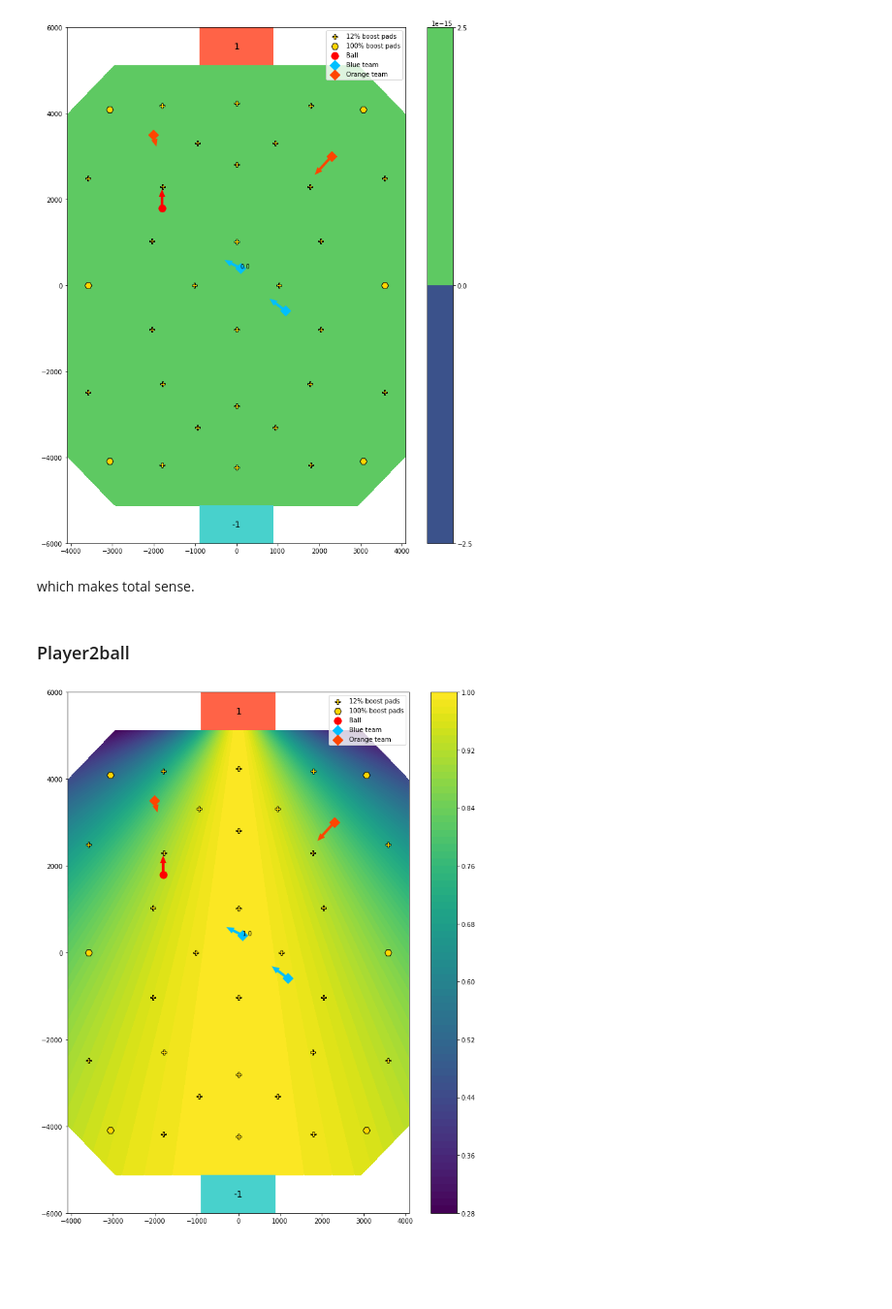
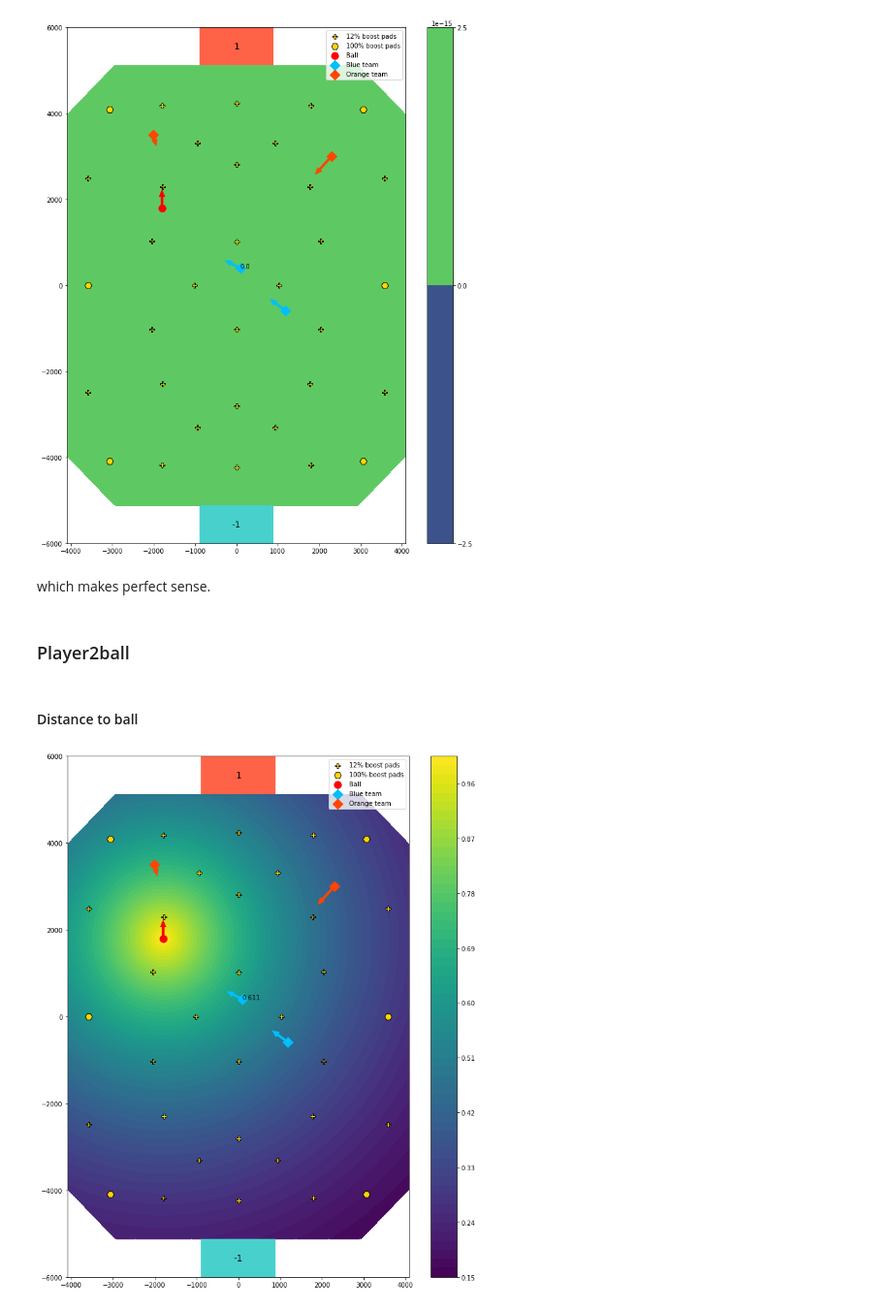
Before and after one commit to Enkhai/lucy-utils, a Jupyter notebook: examples/16_reward_shaping/analysis.ipynb, the cells around one changed output. Shown at 97% size. Cells and saved outputs as stored; diff of their text form; code cells hidden in the pictures; blank space fills up the shorter version.

Commit message:
Worked on player2ball reward examples

```diff
--- a/examples/16_reward_shaping/analysis.ipynb
+++ b/examples/16_reward_shaping/analysis.ipynb
@@ -593,31 +593,19 @@ plotting.arena_contour(align_ball_blue_zs + align_ball_orange_zs,
 # %% [output]
 [figure]
 # %% [markdown]
-which makes total sense.
+which makes perfect sense.
 # %% [markdown]
 ### Player2ball
-# %%
-ball_position = np.array([-1800, 1800, 400])
-ball_lin_velocity = np.array([0, 5999, -40], dtype=float)
-
-# player_positions = np.array([[100, 400, 200]])
-# player_lin_vels = np.array([[-1200, 600, 0]])
-
-# player_positions = np.array([[100, 400, 200], [1200, -600, 300]])
-# player_lin_vels = np.array([[-1200, 600, 0],[-1200, 900, 0]])
-
-blue_positions = np.array([[100, 400, 200], [1200, -600, 300]])
-orange_positions = np.array([[-2000, 3500, 250], [2300, 3000, 50]])
-player_positions = (blue_positions, orange_positions)
-blue_lin_vels = np.array([[-1200, 600, 0], [-1200, 900, 0]])
-orange_lin_vels = np.array([[200, -700, 150], [-1000, -1100, 400]])
-player_lin_vels = (blue_lin_vels, orange_lin_vels)
-
-plotting.arena_contour(ball_zs,
-                       ball_position=ball_position,
-                       ball_lin_vel=ball_lin_velocity,
-                       player_positions=player_positions,
-                       player_lin_vels=player_lin_vels
-                       )
-# %% [output]
-[figure, removed]
+# %% [markdown]
+#### Distance to ball
+# %%
+dist2ball_zs = common.liu_dist_player2ball(arena_positions, ball_position)
+# %%
+plotting.arena_contour(dist2ball_zs,
+                       ball_position,
+                       ball_lin_velocity,
+                       player_positions,
+                       player_lin_vels
+                       )
+# %% [output]
+[figure, added]
```
Also changed, not shown: parts of 11 cells of this notebook, 2 other files.
